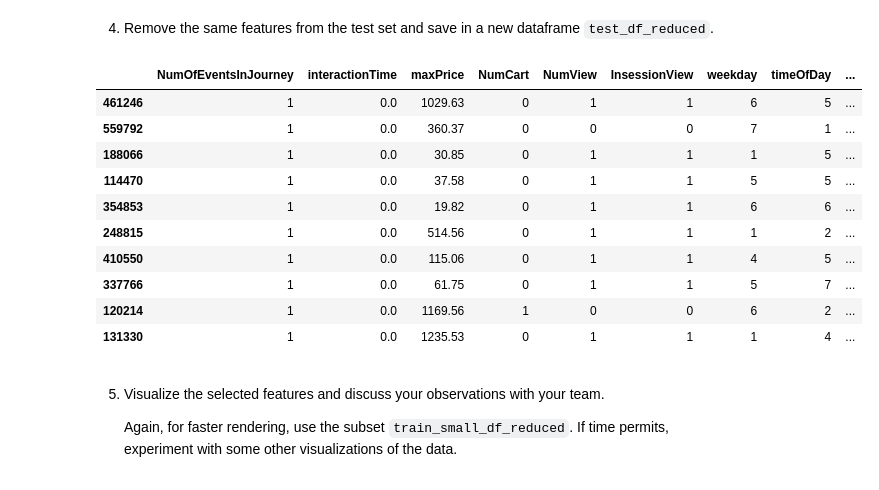
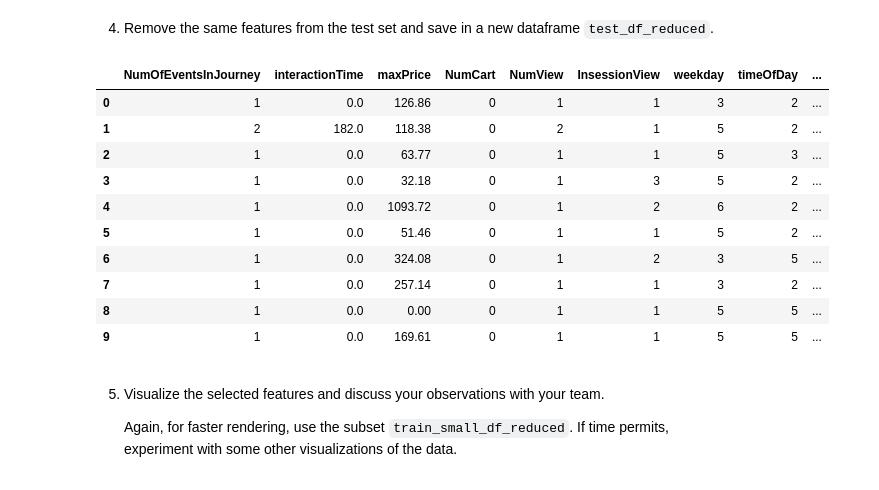
Before and after one commit to kidcoconut/fourthbrain, a Jupyter notebook: .assignments/week6_supervised_ml/nb/electronics-purchase-prediction.ipynb, the cells around one changed output. Cells and saved outputs as stored; diff of their text form; code cells hidden in the pictures.

```diff
--- a/.assignments/week6_supervised_ml/nb/electronics-purchase-prediction.ipynb
+++ b/.assignments/week6_supervised_ml/nb/electronics-purchase-prediction.ipynb
@@ -323,19 +323,19 @@ Index(['NumOfEventsInJourney', 'interactionTime', 'maxPrice', 'NumCart',
 test_df_reduced = test_df[selected_columns]     # YOUR CODE HERE
 assert test_df_reduced.shape[1] == 9
 # %%
-train_small_df_reduced.head(10)
+test_df_reduced.head(10)
 # %% [output]
 |  | NumOfEventsInJourney | interactionTime | maxPrice | NumCart | NumView | InsessionView | weekday | timeOfDay | ... |
-| 461246 | 1 | 0.0 | 1029.63 | 0 | 1 | 1 | 6 | 5 | ... |
-| 559792 | 1 | 0.0 | 360.37 | 0 | 0 | 0 | 7 | 1 | ... |
-| 188066 | 1 | 0.0 | 30.85 | 0 | 1 | 1 | 1 | 5 | ... |
-| 114470 | 1 | 0.0 | 37.58 | 0 | 1 | 1 | 5 | 5 | ... |
-| 354853 | 1 | 0.0 | 19.82 | 0 | 1 | 1 | 6 | 6 | ... |
-| 248815 | 1 | 0.0 | 514.56 | 0 | 1 | 1 | 1 | 2 | ... |
-| 410550 | 1 | 0.0 | 115.06 | 0 | 1 | 1 | 4 | 5 | ... |
-| 337766 | 1 | 0.0 | 61.75 | 0 | 1 | 1 | 5 | 7 | ... |
-| 120214 | 1 | 0.0 | 1169.56 | 1 | 0 | 0 | 6 | 2 | ... |
-| 131330 | 1 | 0.0 | 1235.53 | 0 | 1 | 1 | 1 | 4 | ... |
+| 0 | 1 | 0.0 | 126.86 | 0 | 1 | 1 | 3 | 2 | ... |
+| 1 | 2 | 182.0 | 118.38 | 0 | 2 | 1 | 5 | 2 | ... |
+| 2 | 1 | 0.0 | 63.77 | 0 | 1 | 1 | 5 | 3 | ... |
+| 3 | 1 | 0.0 | 32.18 | 0 | 1 | 3 | 5 | 2 | ... |
+| 4 | 1 | 0.0 | 1093.72 | 0 | 1 | 2 | 6 | 2 | ... |
+| 5 | 1 | 0.0 | 51.46 | 0 | 1 | 1 | 5 | 2 | ... |
+| 6 | 1 | 0.0 | 324.08 | 0 | 1 | 2 | 3 | 5 | ... |
+| 7 | 1 | 0.0 | 257.14 | 0 | 1 | 1 | 3 | 2 | ... |
+| 8 | 1 | 0.0 | 0.00 | 0 | 1 | 1 | 5 | 5 | ... |
+| 9 | 1 | 0.0 | 169.61 | 0 | 1 | 1 | 5 | 5 | ... |
 # %% [markdown]
 5. Visualize the selected features and discuss your observations with your team.
 
```
Also changed, not shown: parts of 29 cells of this notebook, 4 other files.
